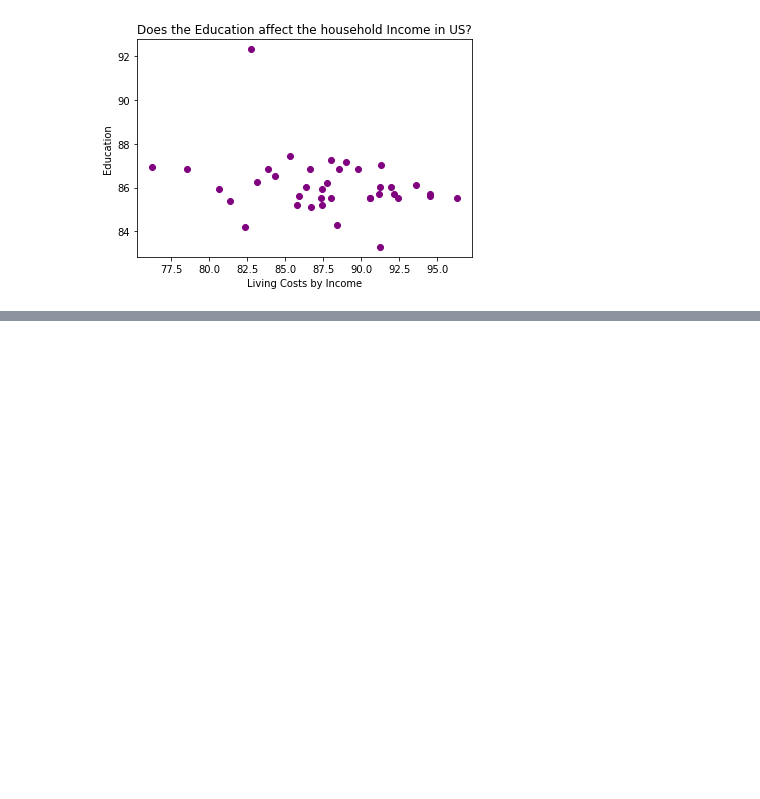
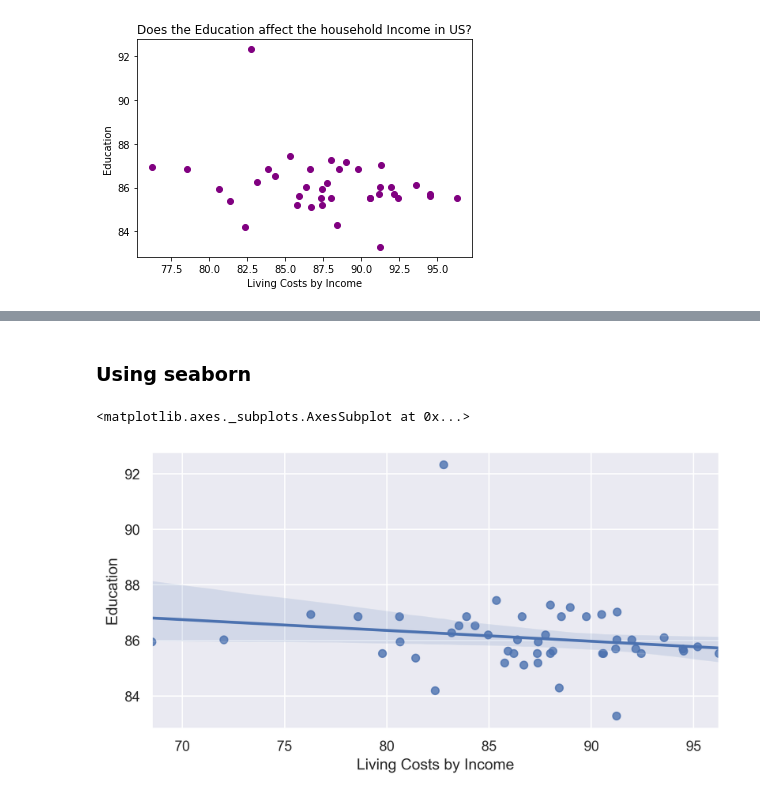
Before and after one commit to ilealm/linear-regression, a Jupyter notebook: regression.ipynb, the cells around one changed output, grey strips where cells are left out. Cells and saved outputs as stored; diff of their text form; code cells hidden in the pictures; blank space fills up the shorter version.

```diff
--- a/regression.ipynb
+++ b/regression.ipynb
@@ -113,0 +137,11 @@ plt.show()
+# %% [markdown]
+### Using seaborn
+# %%
+import seaborn as sns
+
+sns.set()
+plt.figure(figsize=(8,4),dpi=300)
+sns.regplot(x='Living Costs by Income', y='Education', data=us_cities, order=1)
+# %% [output]
+<matplotlib.axes._subplots.AxesSubplot at 0x...>
+[figure, added]
```
Also changed, not shown: parts of 12 cells of this notebook, 2 other files.
